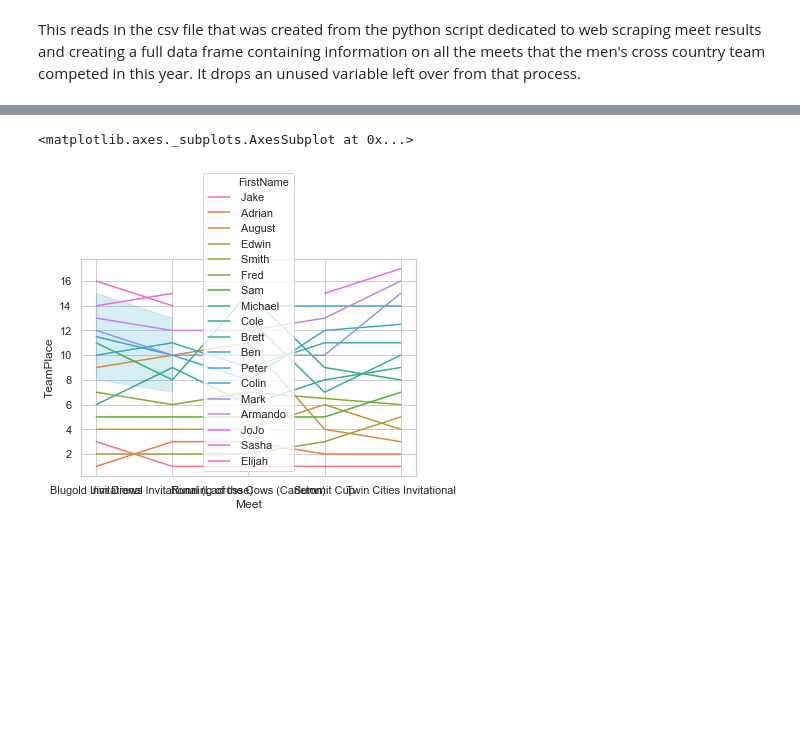
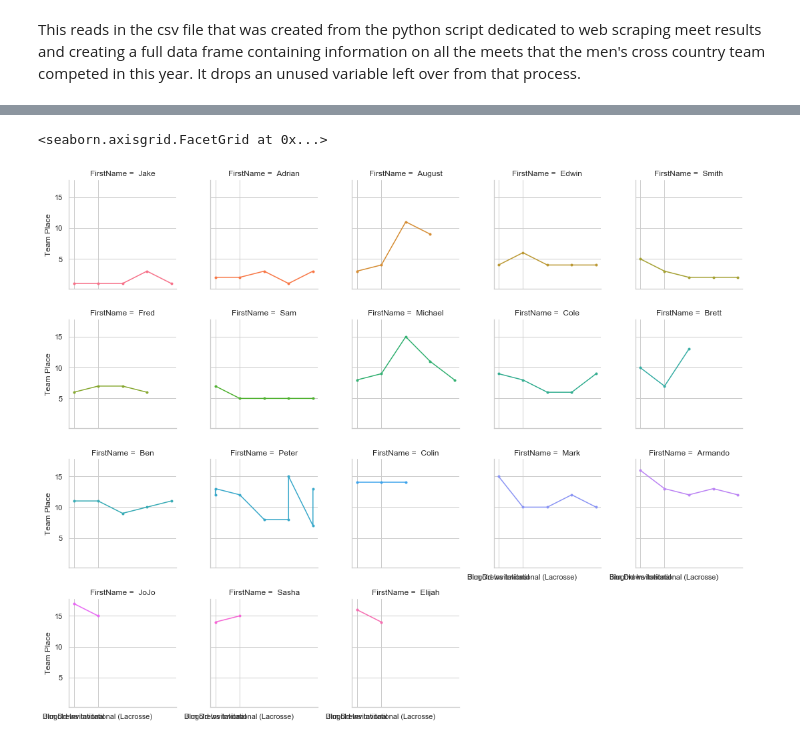
Before and after one commit to ereyesherrera/web_scraping_project, a Jupyter notebook: MACXC_dataViz.ipynb, the cells around one changed output, grey strips where cells are left out. Drawn from its saved outputs; the diff is of its cells as text; code cells hidden in the pictures; blank space fills up the shorter version.

```diff
--- a/MACXC_dataViz.ipynb
+++ b/MACXC_dataViz.ipynb
@@ -25,6 +21,8 @@ MeetInfo.head(10)
-# %%
-sns.set(style="whitegrid")
-sns.lineplot(x="Meet", y="TeamPlace", hue = "FirstName", data=MeetInfo)
-# %% [output]
-<matplotlib.axes._subplots.AxesSubplot at 0x...>
-[figure, removed]
+# %%
+sns.set(style="whitegrid")
+g = sns.FacetGrid(MeetInfo, col="FirstName", hue = "FirstName", col_wrap=5)
+(g.map(plt.plot,"Meet", "TeamPlace", marker=".")
+.set_axis_labels("", "Team Place"))
+# %% [output]
+<seaborn.axisgrid.FacetGrid at 0x...>
+[figure, added]
```
Also changed, not shown: parts of 2 cells of this notebook, 2 other files.
